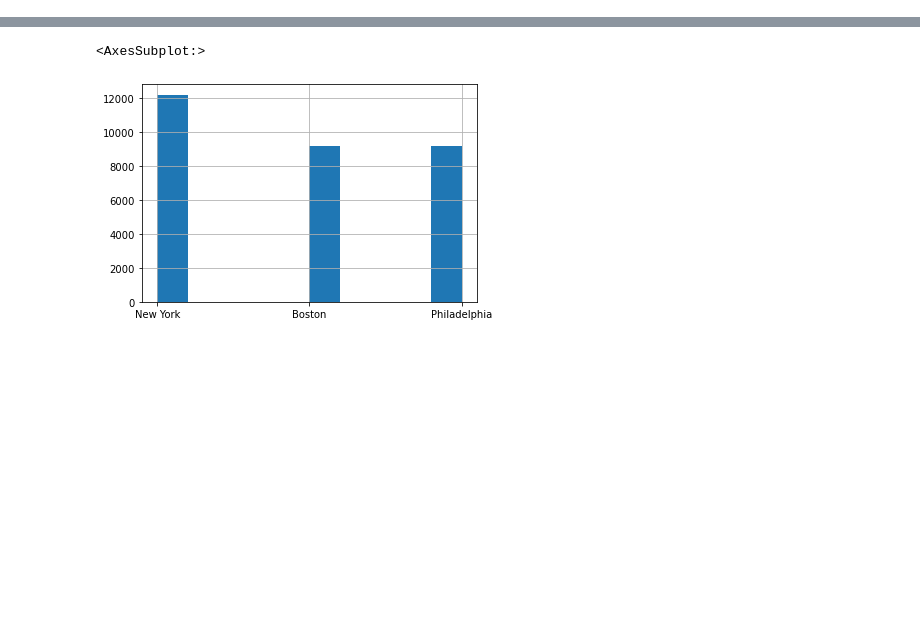
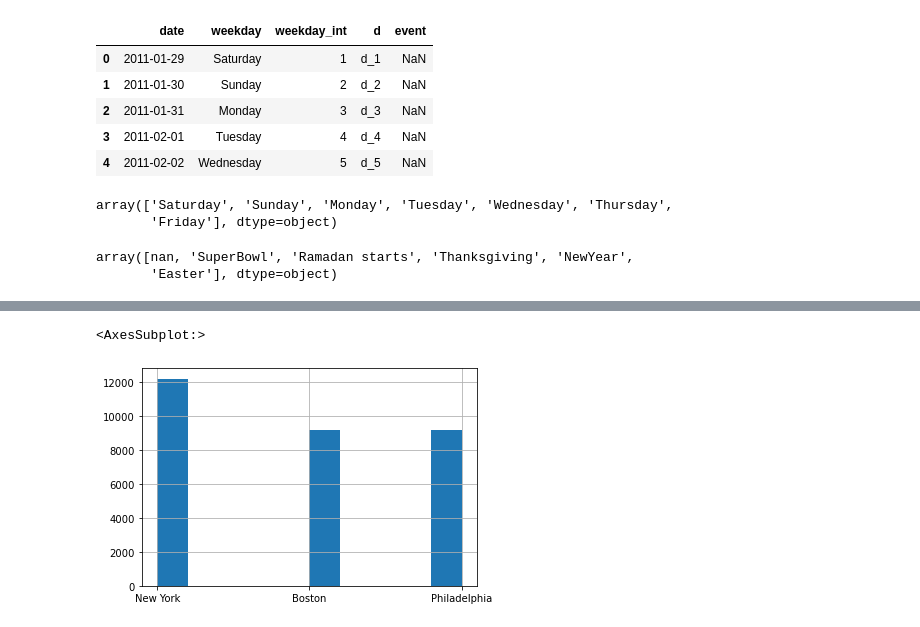
Before and after one commit to gb-king/02-dscen-0222-group3, a Jupyter notebook: project v1.ipynb, the cells around one changed output, grey strips where cells are left out. Drawn from its saved outputs; the diff is of its cells as text; code cells hidden in the pictures; blank space fills up the shorter version.

```diff
--- a/project v1.ipynb
+++ b/project v1.ipynb
@@ -18,2 +110,21 @@ df= pd.read_csv('item_sales.csv')
+# %%
+df_daily_calendar.head()
+# %% [output]
+|  | date | weekday | weekday_int | d | event |
+| 0 | 2011-01-29 | Saturday | 1 | d_1 | NaN |
+| 1 | 2011-01-30 | Sunday | 2 | d_2 | NaN |
+| 2 | 2011-01-31 | Monday | 3 | d_3 | NaN |
+| 3 | 2011-02-01 | Tuesday | 4 | d_4 | NaN |
+| 4 | 2011-02-02 | Wednesday | 5 | d_5 | NaN |
+# %%
+df_daily_calendar.weekday.unique()
+# %% [output]
+array(['Saturday', 'Sunday', 'Monday', 'Tuesday', 'Wednesday', 'Thursday',
+       'Friday'], dtype=object)
+# %%
+df_daily_calendar.event.unique()
+# %% [output]
+array([nan, 'SuperBowl', 'Ramadan starts', 'Thanksgiving', 'NewYear',
+       'Easter'], dtype=object)
 # %%
 #are we able to read all 3 files in one document?
```
Also changed, not shown: parts of 23 cells of this notebook.
